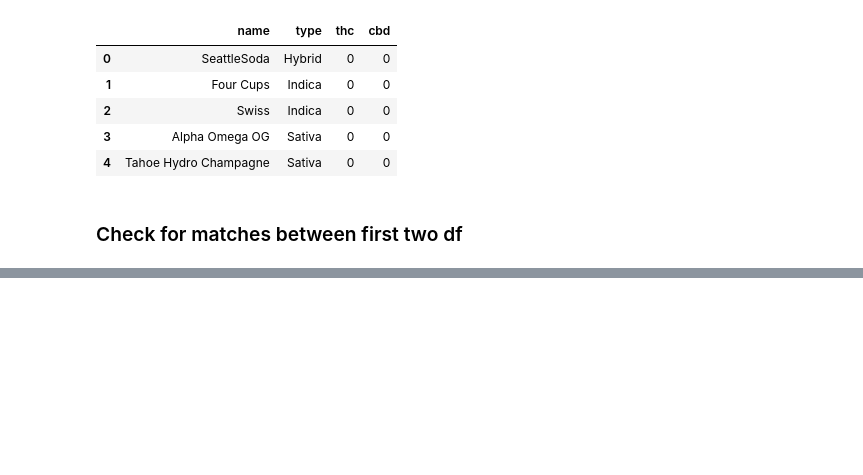
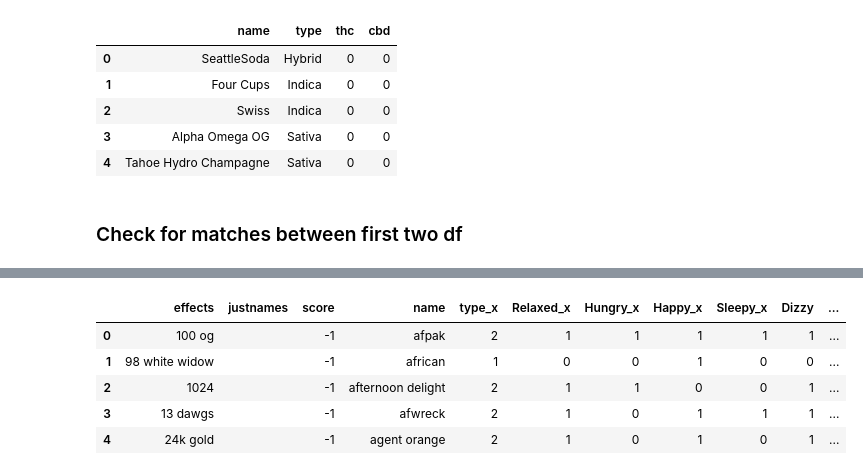
Before and after one commit to stephkendall/Cannabis-Predictions, a Jupyter notebook: Finals.ipynb, the cells around one changed output, grey strips where cells are left out. Cells and saved outputs as stored; diff of their text form; code cells hidden in the pictures; blank space fills up the shorter version.

```diff
--- a/Finals.ipynb
+++ b/Finals.ipynb
@@ -138,0 +135,14 @@ len(merge_table) --- 1866 @ 85 | 1910 @ 80
+# %%
+from functools import reduce
+#merging all dummy dataframes to main dataframe
+dataframes=[merge_table, dummy, taste]
+
+all_data =  reduce(lambda left,right: pd.merge(left, right, how='inner', left_index=True, right_index=True),  dataframes)
+all_data.head()
+# %% [output]
+|  | effects | justnames | score | name | type_x | Relaxed_x | Hungry_x | Happy_x | Sleepy_x | Dizzy | ... |
+| 0 | 100 og |  | -1 | afpak | 2 | 1 | 1 | 1 | 1 | 1 | ... |
+| 1 | 98 white widow |  | -1 | african | 1 | 0 | 0 | 1 | 0 | 0 | ... |
+| 2 | 1024 |  | -1 | afternoon delight | 2 | 1 | 1 | 0 | 0 | 1 | ... |
+| 3 | 13 dawgs |  | -1 | afwreck | 2 | 1 | 0 | 1 | 1 | 1 | ... |
+| 4 | 24k gold |  | -1 | agent orange | 2 | 1 | 0 | 1 | 0 | 1 | ... |
```
Also changed, not shown: parts of 6 cells of this notebook.
